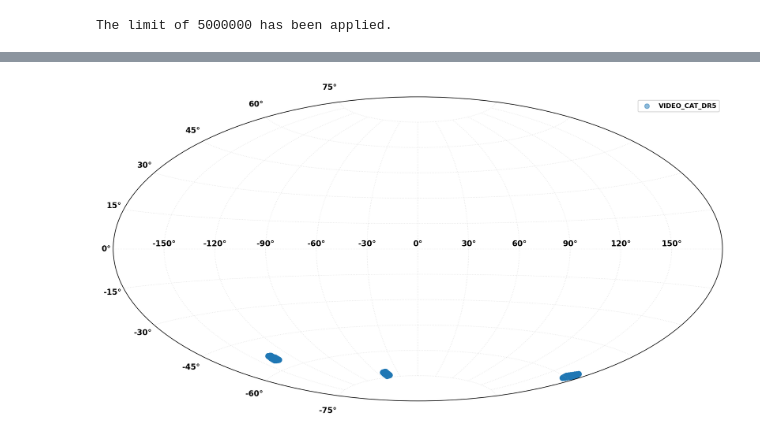
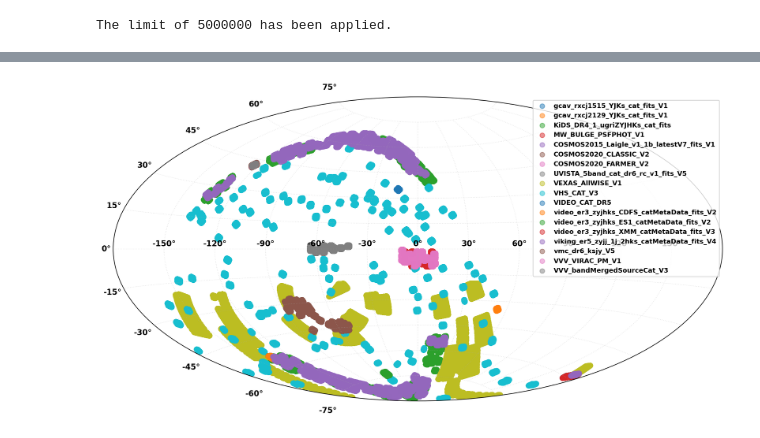
Before and after one commit to ashleythomasbarnes/ESOAsg, a Jupyter notebook: doc/notebooks/example04_HOWTO_getInfoFromCatalogueGivenTelescope.ipynb, the cells around one changed output, grey strips where cells are left out. Saved outputs shown, nothing was run; the diff lists cells and outputs as text; code cells hidden in the pictures.

````diff
--- a/doc/notebooks/example04_HOWTO_getInfoFromCatalogueGivenTelescope.ipynb
+++ b/doc/notebooks/example04_HOWTO_getInfoFromCatalogueGivenTelescope.ipynb
@@ -65,8 +112,7 @@ vista_catalogues['collection', 'table_name', 'title', 'version', 'instrument', '
 # %% [markdown]
 To obtain the description of the content of each of the selected tables, you can recursively loop over the entries of the `description` column:
 # %%
-# for idx in range(len(vista_catalogues)):
-for idx in range(2):
+for idx in range(len(vista_catalogues)):
     print('Collection:  {} \nTable:       {} \nDescription: {} \n \n'.format(vista_catalogues['collection'][idx],
                                                                        vista_catalogues['table_name'][idx],
                                                                        vista_catalogues['description'][idx]))
@@ -113,5 +217,8 @@ archive_catalogues.get_catalogues(tables=table_name, columns=columns)
 ```
 For instance, to obtain `MAG_AUTO` and `MAGERR_AUTO` from the `KIDS` table (note that for the moment with limit the query to only 5 entries, i.e. we set `maxrec=5`):
 # %%
-columns = ['MAG_AUTO', 'MAGERR_AUTO']
-kids = archive_catalogues.get_catalogues(tables=table_kids, columns=columns, maxrec=5)
+columns = [
+    'MAG_AUTO', # Magnitude
+    'MAGERR_AUTO' #Magnitude error
+    ] #Define the columns to retrieve
+kids = archive_catalogues.get_catalogues(tables=table_kids, columns=columns, maxrec=5) # Get the first 5 rows of the KiDS table
@@ -134,33 +243,56 @@ print(f'The limit of {MAXREC} has been applied.')
 # %% [output]
 The limit of 5000000 has been applied.
 # %%
-fig = plt.figure(figsize=(14,10))
-ax = fig.add_subplot(111, projection='aitoff')
+# Create a figure and add a subplot with Aitoff projection for sky mapping
+fig = plt.figure(figsize=(14, 10))  # Define the figure size
+ax = fig.add_subplot(111, projection='aitoff')  # Add subplot with Aitoff projection
 
-for idx in [10]:
-# for idx in range(len(vista_catalogues)):
-    table_name =  vista_catalogues['table_name'][idx]
-    target_table =  vista_catalogues['target_table'][idx]
+# Iterate through the rows of the `vista_catalogues` dataframe
+for idx in range(len(vista_catalogues)):
+    table_name = vista_catalogues['table_name'][idx]  # Extract the catalog table name
+    target_table = vista_catalogues['target_table'][idx]  # Extract the target table (if any)
 
+    # Proceed only if the target table is not specified (empty string case)
     if target_table == '':
+        # Retrieve Right Ascension (RA) and Declination (Dec) column names
+        columns = archive_catalogues.columns_info(tables=table_name)  # Get column metadata for the table
+        columns_pos = [
+            columns['column_name'][(columns['ucd'] == 'pos.eq.ra;meta.main')][0],  # RA column
+            columns['column_name'][(columns['ucd'] == 'pos.eq.dec;meta.main')][0]  # Dec column
+        ]
 
-        # Getting RA and Dec
-        columns = archive_catalogues.columns_info(tables=table_name)
-        columns_pos = [columns['column_name'][ (columns['ucd'] == 'pos.eq.ra;meta.main') ][0],
-                       columns['column_name'][ (columns['ucd'] == 'pos.eq.dec;meta.main') ][0]]
-        positions = archive_catalogues.get_catalogues(tables=table_name, columns=columns_pos, maxrec=MAXREC)
+        # Query the catalog for RA and Dec positions with a maximum record limit
+        positions = archive_catalogues.get_catalogues(
+            tables=table_name,  # Table name
+            columns=columns_pos,  # Columns to fetch (RA and Dec)
+            maxrec=MAXREC  # Maximum number of records to retrieve
+        )
 
-        # Converting RA and Dec in SkyCoord object and taking care of the `Degree` entries
-        if not isinstance(positions[columns_pos[0]].unit, u.core.Unit):
-            positions[columns_pos[0]].unit = u.deg
-            positions[columns_pos[1]].unit = u.deg
-        sky_positions = SkyCoord(positions[columns_pos[0]].data*positions[columns_pos[0]].unit,
-                                 positions[columns_pos[1]].data*positions[columns_pos[1]].unit).galactic
-        ax.scatter(sky_positions.l.wrap_at('180d').radian, sky_positions.b.radian, alpha=0.5,
-                    label=table_name)
+        # Ensure RA and Dec values are in degrees; convert if necessary
+        if not isinstance(positions[columns_pos[0]].unit, u.core.Unit):  # Check if unit is already defined
+            positions[columns_pos[0]].unit = u.deg  # Assign degree unit to RA
+            positions[columns_pos[1]].unit = u.deg  # Assign degree unit to Dec
 
-ax.legend(fontsize='small', loc='upper right')
-ax.grid(True, ls=':', alpha=0.3)
+        # Create SkyCoord objects for the positions and convert them to galactic coordinates
+        sky_positions = SkyCoord(
+            positions[columns_pos[0]].data * positions[columns_pos[0]].unit,  # RA in degrees
+            positions[columns_pos[1]].data * positions[columns_pos[1]].unit  # Dec in degrees
+        ).galactic  # Convert to galactic coordinates
 
-fig.savefig('./figures/vista_catalogues.png', format='png', bbox_inches='tight')
+        # Scatter plot the galactic longitude and latitude on the Aitoff projection
+        ax.scatter(
+            sky_positions.l.wrap_at('180d').radian,  # Galactic longitude, wrapped at 180 degrees
+            sky_positions.b.radian,  # Galactic latitude
+            alpha=0.5,  # Set transparency
+            label=table_name  # Label for legend
+        )
+
+# Add a legend to the plot
+ax.legend(fontsize='small', loc='upper right')  # Small font size, legend placed in the upper right corner
+
+# Add a grid for better visualization
+ax.grid(True, ls=':', alpha=0.3)  # Dashed grid lines with slight transparency
+
+# Save the plot to a file
+fig.savefig('./figures/vista_catalogues.png', format='png', bbox_inches='tight')  # Save as a PNG with tight layout
 # %% [output]
@@ -168 +317 @@ fig.savefig('./figures/vista_catalogues.png', format='png', bbox_inches='tight')
-[figure, old version]
+[figure, new version]
````
Also changed, not shown: parts of 22 cells of this notebook.
